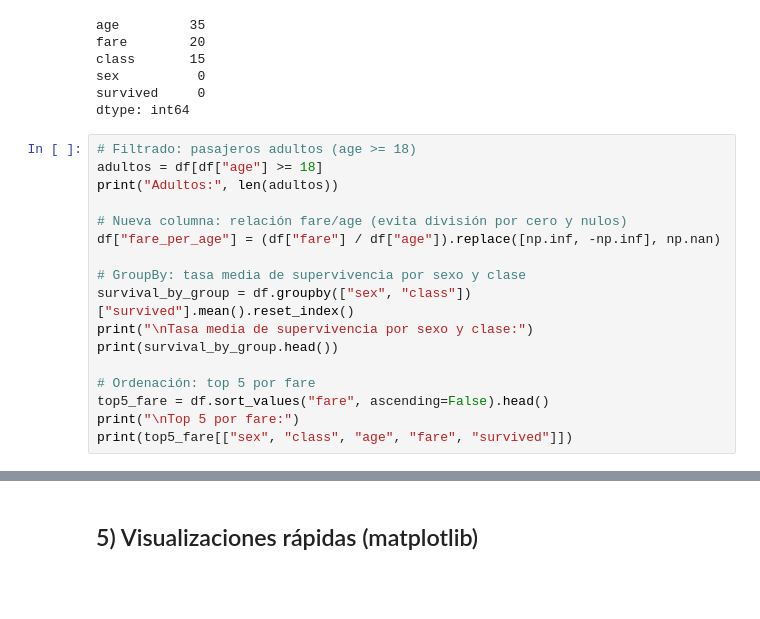
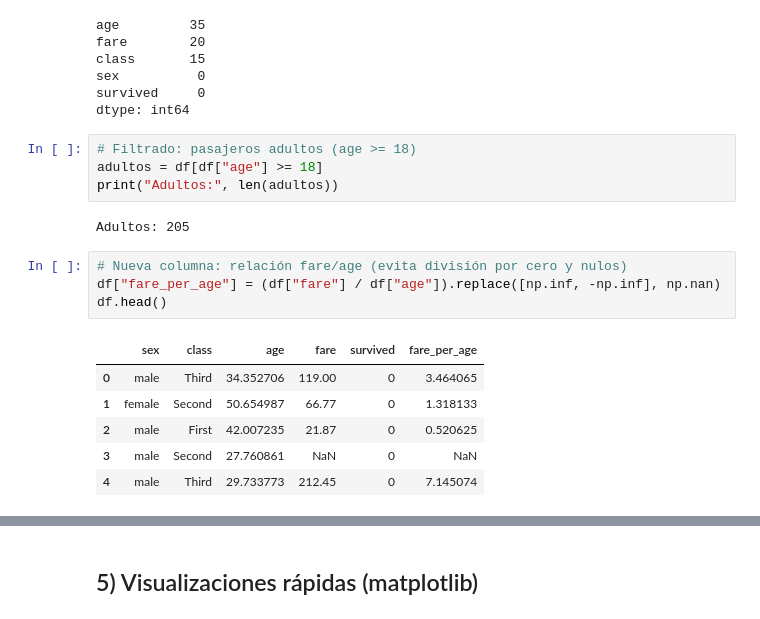
Before and after one commit to steestor/course-python-ml, a Jupyter notebook: notebooks/S1_A1_Entorno_y_Stack.ipynb, the cells around one changed output, grey strips where cells are left out. Cells and saved outputs as stored; diff of their text form; blank space fills up the shorter version.

```diff
--- a/notebooks/S1_A1_Entorno_y_Stack.ipynb
+++ b/notebooks/S1_A1_Entorno_y_Stack.ipynb
@@ -194,16 +194,16 @@ dtype: int64
 # Filtrado: pasajeros adultos (age >= 18)
 adultos = df[df["age"] >= 18]
 print("Adultos:", len(adultos))
-
-# Nueva columna: relación fare/age (evita división por cero y nulos)
-df["fare_per_age"] = (df["fare"] / df["age"]).replace([np.inf, -np.inf], np.nan)
-
-# GroupBy: tasa media de supervivencia por sexo y clase
-survival_by_group = df.groupby(["sex", "class"])["survived"].mean().reset_index()
-print("\nTasa media de supervivencia por sexo y clase:")
-print(survival_by_group.head())
-
-# Ordenación: top 5 por fare
-top5_fare = df.sort_values("fare", ascending=False).head()
-print("\nTop 5 por fare:")
-print(top5_fare[["sex", "class", "age", "fare", "survived"]])
+# %% [output]
+Adultos: 205
+# %%
+# Nueva columna: relación fare/age (evita división por cero y nulos)
+df["fare_per_age"] = (df["fare"] / df["age"]).replace([np.inf, -np.inf], np.nan)
+df.head()
+# %% [output]
+|  | sex | class | age | fare | survived | fare_per_age |
+| 0 | male | Third | 34.352706 | 119.00 | 0 | 3.464065 |
+| 1 | female | Second | 50.654987 | 66.77 | 0 | 1.318133 |
+| 2 | male | First | 42.007235 | 21.87 | 0 | 0.520625 |
+| 3 | male | Second | 27.760861 | NaN | 0 | NaN |
+| 4 | male | Third | 29.733773 | 212.45 | 0 | 7.145074 |
```
Also changed, not shown: parts of 11 cells of this notebook, 1 other file.
